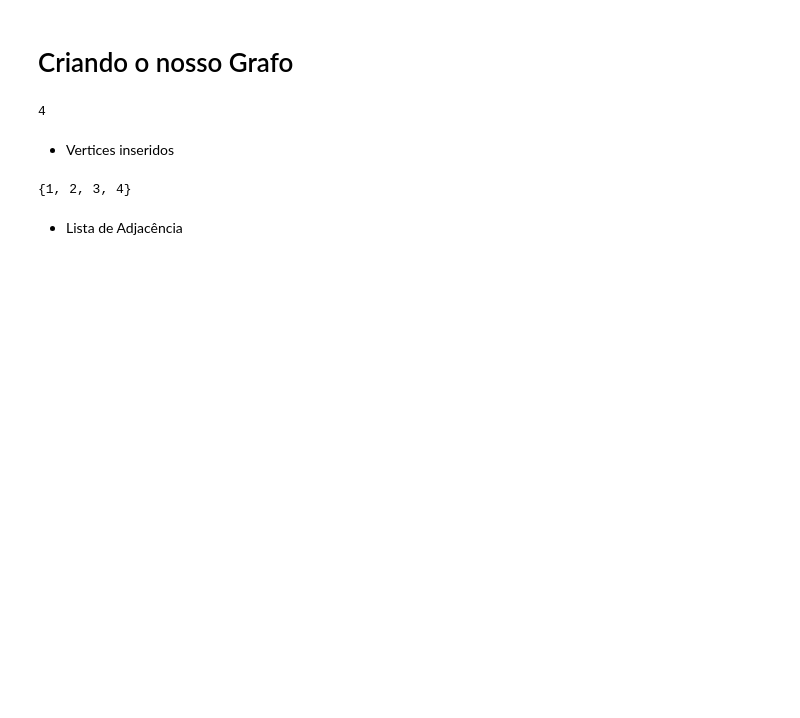
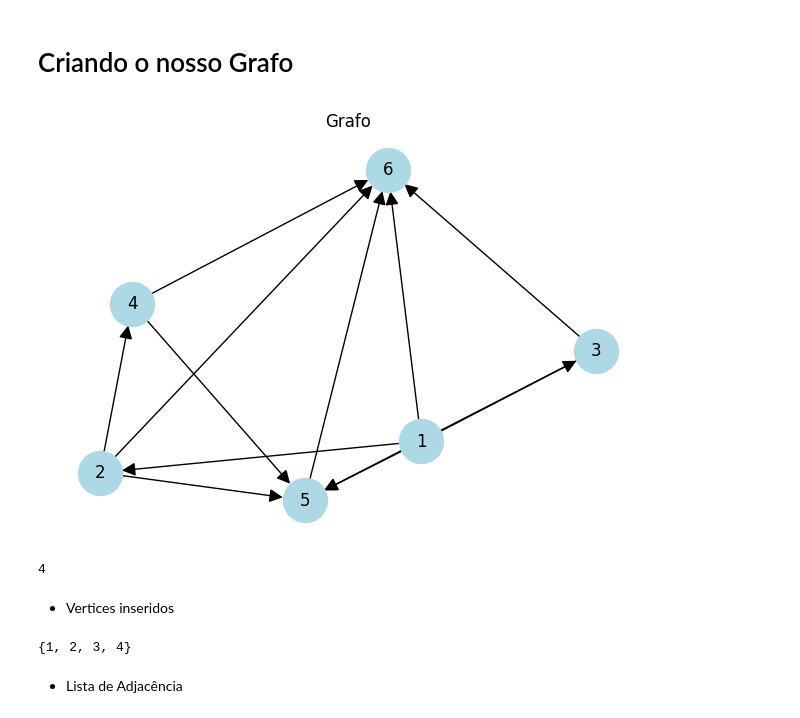
Before and after one commit to Douglas-cc/teoria_dos_grafos, a Jupyter notebook: algo_busca.ipynb, the cells around one changed output. Drawn from its saved outputs; the diff is of its cells as text; code cells hidden in the pictures; blank space fills up the shorter version.

```diff
--- a/algo_busca.ipynb
+++ b/algo_busca.ipynb
@@ -5,6 +5,25 @@ warnings.filterwarnings("ignore")
 from busca import *
 # %% [markdown]
 # Criando o nosso Grafo
+# %%
+G_new = Grafo(eh_direcionado=True)
+
+G_new.adiciona_vertices(1, 2)
+G_new.adiciona_vertices(1, 3)
+G_new.adiciona_vertices(2, 4)
+G_new.adiciona_vertices(5, 6)
+G_new.adiciona_vertices(1, 5)
+G_new.adiciona_vertices(1, 6)
+G_new.adiciona_vertices(2, 5)
+G_new.adiciona_vertices(2, 6)
+G_new.adiciona_vertices(3, 5)
+G_new.adiciona_vertices(3, 6)
+G_new.adiciona_vertices(4, 5)
+G_new.adiciona_vertices(4, 6)
+
+G_new.plot_grafo()
+# %% [output]
+[figure, added]
 # %%
 G = Grafo(eh_direcionado=True)
 
```
Also changed, not shown: parts of 9 cells of this notebook, 1 other file.
